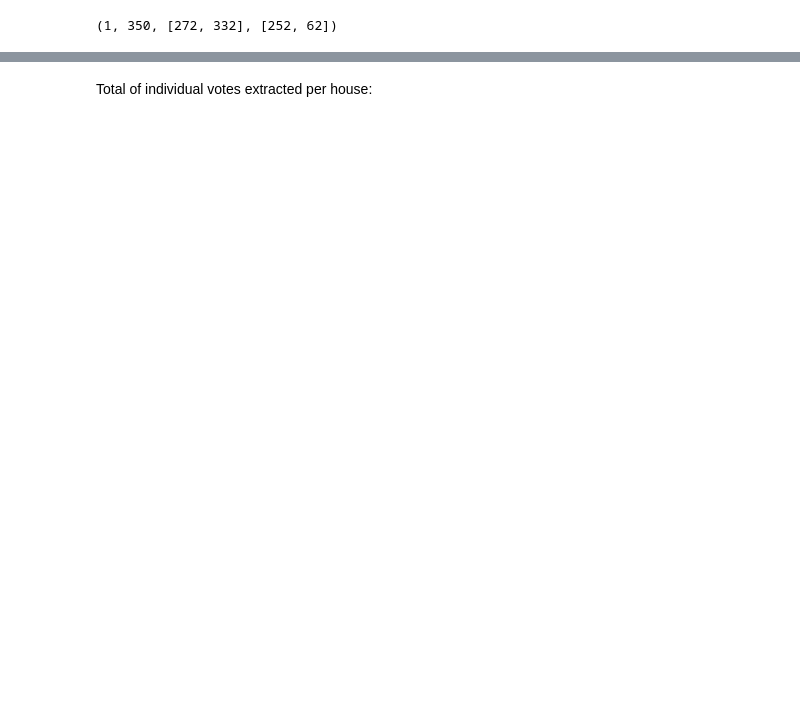
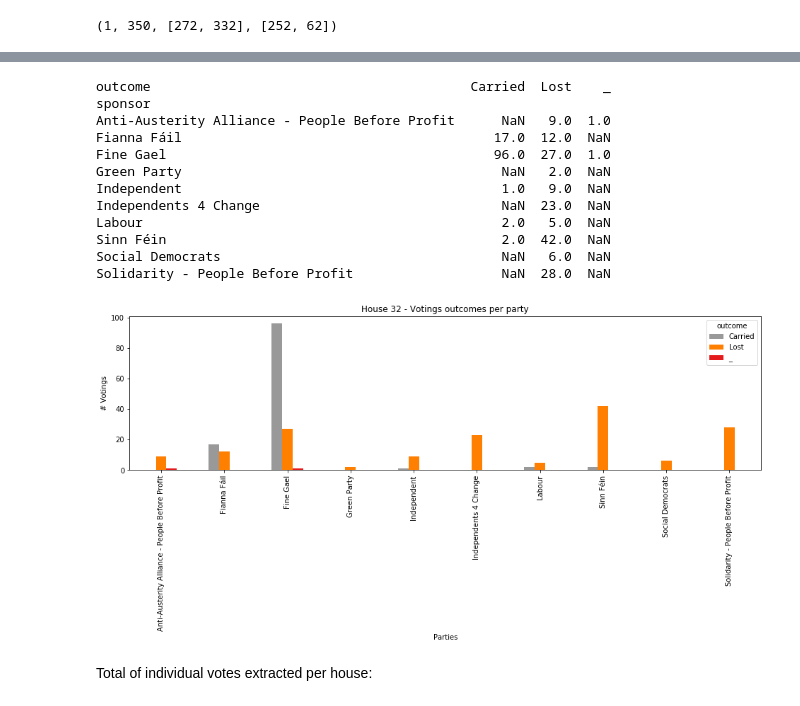
Before and after one commit to dazcona/representation-learning, a Jupyter notebook: Representation Learning at the Houses of the Oireachtas in Ireland.ipynb, the cells around one changed output, grey strips where cells are left out. Drawn from its saved outputs; the diff is of its cells as text; code cells hidden in the pictures; blank space fills up the shorter version.

```diff
--- a/Representation Learning at the Houses of the Oireachtas in Ireland.ipynb
+++ b/Representation Learning at the Houses of the Oireachtas in Ireland.ipynb
@@ -678,3 +769,20 @@ plot_votings_analysed(dail_votings)
+# %%
+current_house = '32'
+plot_outcome_per_party(dail_outcomes, current_house)
+# %% [output]
+outcome                                         Carried  Lost    _
+sponsor
+Anti-Austerity Alliance - People Before Profit      NaN   9.0  1.0
+Fianna Fáil                                        17.0  12.0  NaN
+Fine Gael                                          96.0  27.0  1.0
+Green Party                                         NaN   2.0  NaN
+Independent                                         1.0   9.0  NaN
+Independents 4 Change                               NaN  23.0  NaN
+Labour                                              2.0   5.0  NaN
+Sinn Féin                                           2.0  42.0  NaN
+Social Democrats                                    NaN   6.0  NaN
+Solidarity - People Before Profit                   NaN  28.0  NaN
+[figure, added]
 # %% [markdown]
 Total of individual votes extracted per house:
 # %%
```
Also changed, not shown: parts of 53 cells of this notebook, 2 other files.
